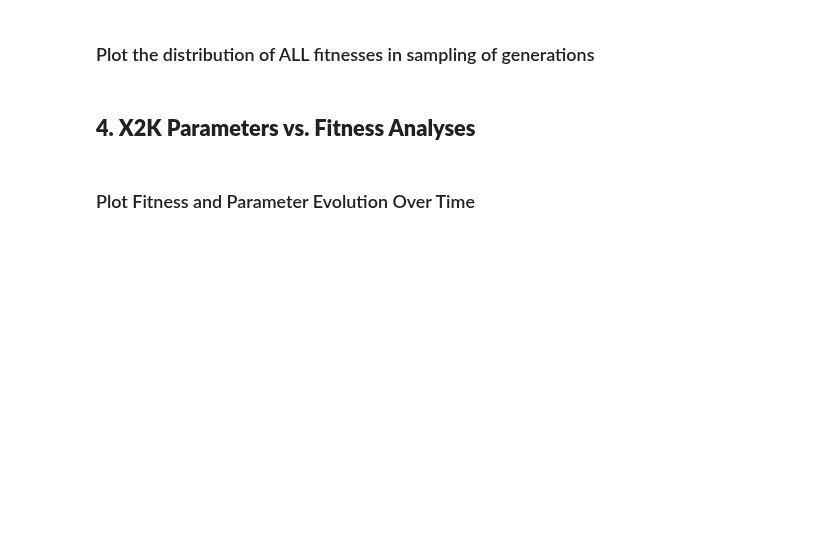
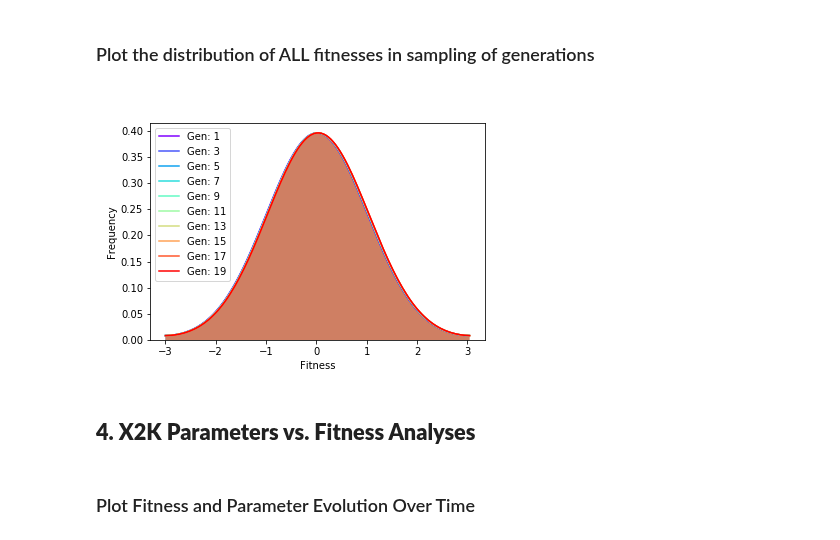
Before and after one commit to MaayanLab/X2K_Genetic_Algorithm, a Jupyter notebook: Python_scripts/GA_Results_Notebook.ipynb, the cells around one changed output. Saved outputs shown, nothing was run; the diff lists cells and outputs as text; code cells hidden in the pictures; blank space fills up the shorter version.

```diff
--- a/Python_scripts/GA_Results_Notebook.ipynb
+++ b/Python_scripts/GA_Results_Notebook.ipynb
@@ -132,14 +236,16 @@ TypeError: subplots_adjust() got an unexpected keyword argument 'right'
 # %% [markdown]
 ### Plot the distribution of ALL fitnesses in sampling of generations
 # %%
-Ex.fitnessHistogramCurves(Subset1_df, genSpacing=4)
+Ex.fitnessHistogramCurves(allFitnesses, genSpacing=2)
 #plt.ylim([0,.3])
 #plt.xlim([0,35])
 plt.legend(loc='upper left')
 
 
 plt.savefig(figDir+'/KDEfitnessPlot.'+picFormat, format=picFormat, dpi=1000);
 # EPS format doesn't support transparency. Have to save as png instead.
+# %% [output]
+[figure, added]
 # %% [markdown]
 ## __4. X2K Parameters vs. Fitness Analyses__
 # %% [markdown]
```
Also changed, not shown: parts of 16 cells of this notebook, 1 other file.
